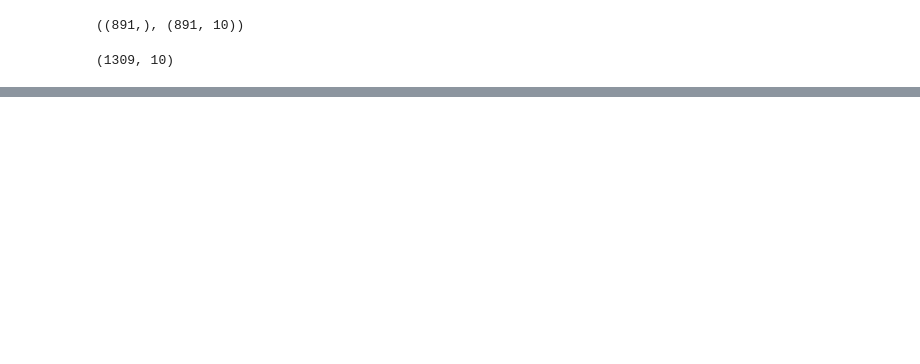
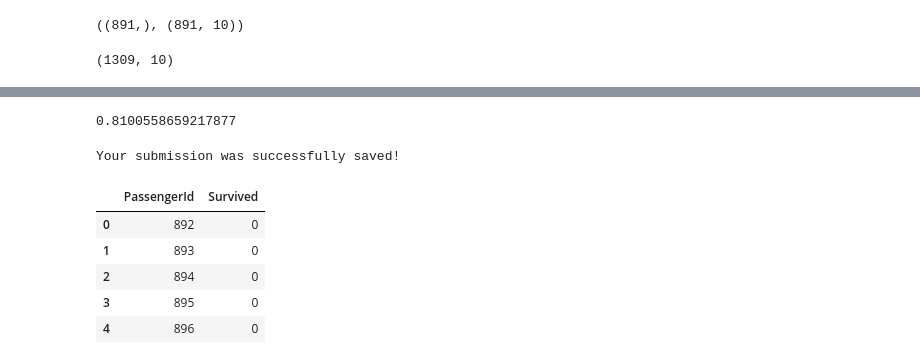
Before and after one commit to C-Kitching/Kaggle, a Jupyter notebook: titanic.ipynb, the cells around one changed output, grey strips where cells are left out. Saved outputs shown, nothing was run; the diff lists cells and outputs as text; code cells hidden in the pictures; blank space fills up the shorter version.

Commit message:
Kaggle Notebook | Titanic | Version 2

```diff
--- a/titanic.ipynb
+++ b/titanic.ipynb
@@ -199,0 +248,12 @@ miss_all
+# %%
+#Lets some models
+model1 = LogisticRegression(solver='liblinear', random_state=42)
+model2 = GradientBoostingClassifier()
+model3 = RandomForestClassifier()
+model4 = SGDClassifier()
+model5 = SVC()
+
+models = [model1, model2, model3, model4, model5]
+for i, model in enumerate(models):
+    print("Model ", i,":", model)
+    print("ACC: ", score(model, X_train, y_train, X_val, y_val))
@@ -199,0 +271,22 @@ miss_all
+# %%
+model = GradientBoostingClassifier(min_samples_split=20, min_samples_leaf=60, max_depth=3, max_features=7)
+score(model, X_train, y_train, X_val, y_val)
+# %% [output]
+0.8100558659217877
+# %%
+predictions = model2.predict(test)
+test = pd.read_csv('/kaggle/input/titanic/test.csv')
+output = pd.DataFrame({'PassengerId': test["PassengerId"], 'Survived': predictions})
+output.to_csv('my_submission.csv', index=False)
+print("Your submission was successfully saved!")
+# %% [output]
+Your submission was successfully saved!
+# %%
+output.head()
+# %% [output]
+|  | PassengerId | Survived |
+| 0 | 892 | 0 |
+| 1 | 893 | 0 |
+| 2 | 894 | 0 |
+| 3 | 895 | 0 |
+| 4 | 896 | 0 |
```
Also changed, not shown: parts of 13 cells of this notebook.
